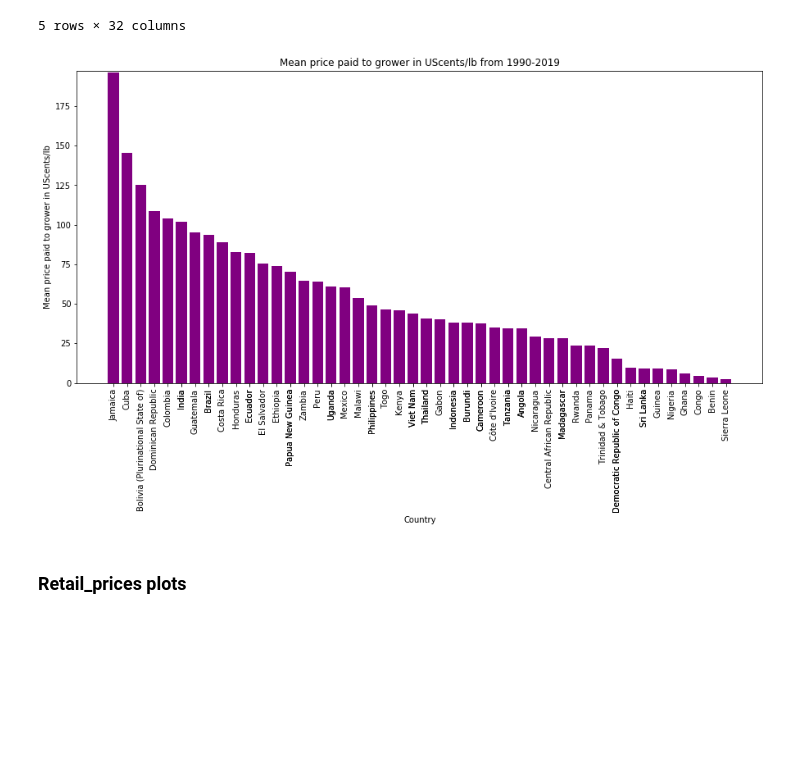
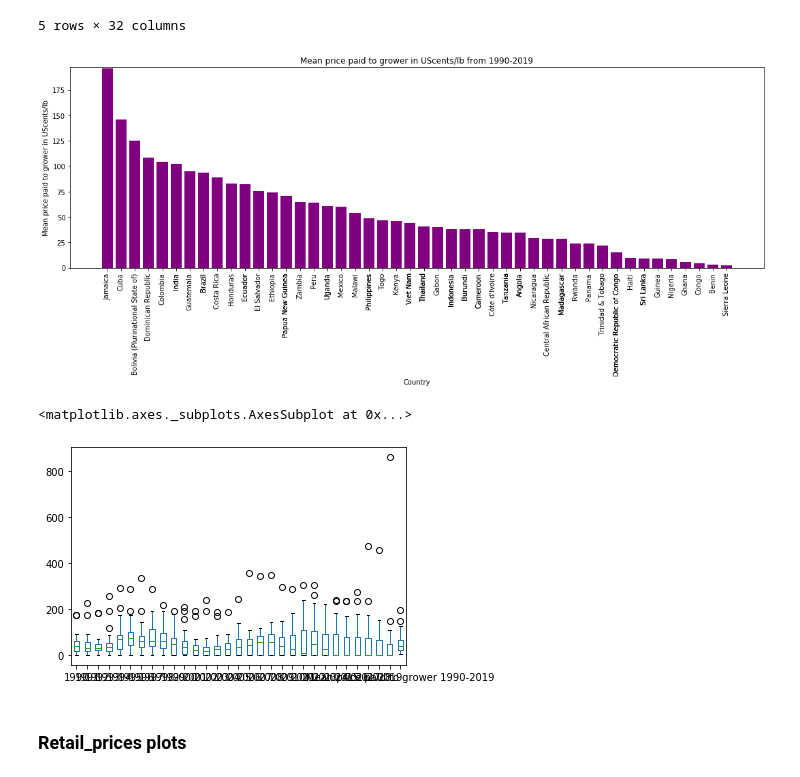
Before and after one commit to SandraBotica/Project-3, a Jupyter notebook: coffee_data.ipynb, the cells around one changed output. Cells and saved outputs as stored; diff of their text form; code cells hidden in the pictures; blank space fills up the shorter version.

```diff
--- a/coffee_data.ipynb
+++ b/coffee_data.ipynb
@@ -217,20 +370,26 @@ prices_paid_to_growers_df_sorted.head()
 # %%
 x_axis = prices_paid_to_growers_df_sorted["Country"]
 y_axis = prices_paid_to_growers_df_sorted["Mean price paid to grower 1990-2019"]
 plt.figure(figsize=(15,7))
 plt.bar(x_axis, y_axis, color='purple', align="center")
 tick_locations = [value for value in x_axis]
 plt.xticks(tick_locations, x_axis, rotation='vertical')
 # plt.xlim(-0.75, len(x_axis)-0.25)
 plt.ylim(0, max(y_axis)+1)
 plt.xlabel("Country")
 plt.ylabel("Mean price paid to grower in UScents/lb")
 plt.title("Mean price paid to grower in UScents/lb from 1990-2019")
+plt.tight_layout()
 plt.gcf
 plt.savefig("Images/Fig3MeanPricePaidTogrowers.png", dpi=100)
 plt.show()
 # %% [output]
-[figure, old version]
+[figure, new version]
+# %%
+prices_paid_to_growers_df.plot(kind='box')
+# %% [output]
+<matplotlib.axes._subplots.AxesSubplot at 0x...>
+[figure, added]
 # %% [markdown]
 ### Retail_prices plots
 # %%
```
Also changed, not shown: parts of 22 cells of this notebook, 5 other files.
